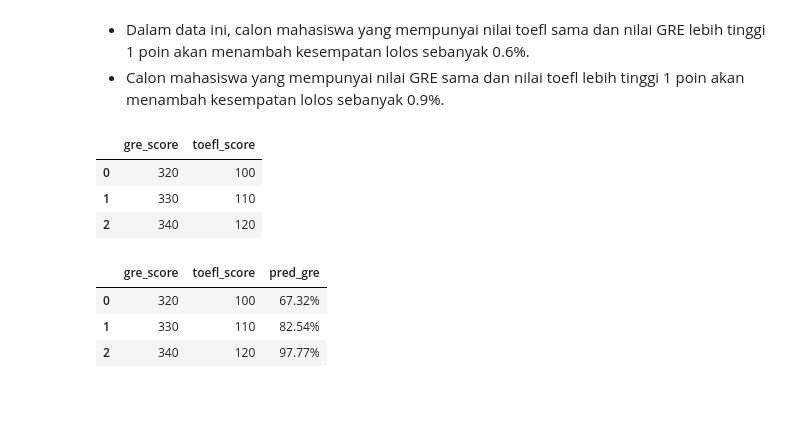
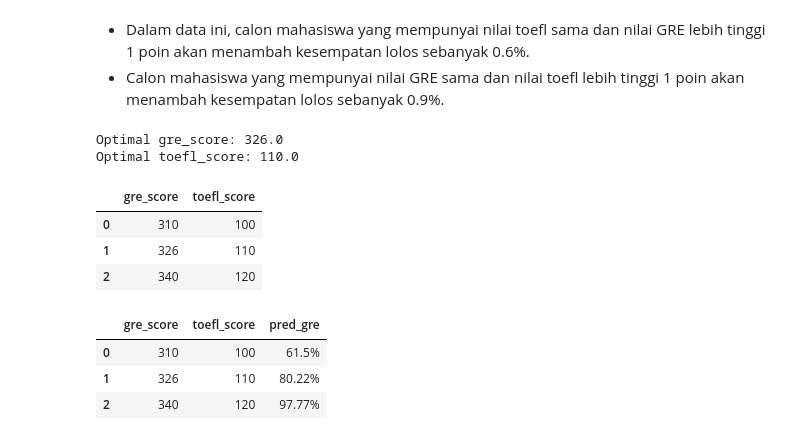
Before and after one commit to mfikrifadl/analyze-data-admission, a Jupyter notebook: data_analyze.ipynb, the cells around one changed output. Cells and saved outputs as stored; diff of their text form; code cells hidden in the pictures; blank space fills up the shorter version.

Commit message:
[ADD] Recommendation Score

```diff
--- a/data_analyze.ipynb
+++ b/data_analyze.ipynb
@@ -205,24 +206,45 @@ $$Chance of Admit=-2.1+0.006gre+0.009toefl$$
 # %% [markdown]
 - Dalam data ini, calon mahasiswa yang mempunyai nilai toefl sama dan nilai GRE lebih tinggi 1 poin akan menambah kesempatan lolos sebanyak 0.6%.
 - Calon mahasiswa yang mempunyai nilai GRE sama dan nilai toefl lebih tinggi 1 poin akan menambah kesempatan lolos sebanyak 0.9%.
-# %%
-gre_score = np.array([320, 330, 340])
-toefl_score = np.array([100, 110, 120])
-
-prediction_results = pd.DataFrame(data = {"gre_score": gre_score, "toefl_score" : toefl_score})
-prediction_results
-# %% [output]
-|  | gre_score | toefl_score |
-| 0 | 320 | 100 |
-| 1 | 330 | 110 |
-| 2 | 340 | 120 |
-# %%
-# Prediction results
-prediction_results["pred_gre"] = (np.round(results_coa.predict(prediction_results) * 100, 2)).astype(str) + '%'
-
-prediction_results
-# %% [output]
-|  | gre_score | toefl_score | pred_gre |
-| 0 | 320 | 100 | 67.32% |
-| 1 | 330 | 110 | 82.54% |
-| 2 | 340 | 120 | 97.77% |
+# %%
+# Define a function to minimize
+def objective(x):
+    gre_score, toefl_score = x
+    predicted_coa = results_coa.predict({'gre_score': gre_score, 'toefl_score': toefl_score})
+    return abs(predicted_coa[0] - 0.8) # Minimize the absolute difference from 0.8
+
+# Initial guess for gre_score and toefl_score
+initial_guess = [320, 100]
+
+# Minimize the objective function
+optimized_scores = minimize(objective, initial_guess, bounds=[(300, 400), (90, 130)])
+
+# Extract the optimal values
+optimal_gre_score, optimal_toefl_score = optimized_scores.x
+
+print(f"Optimal gre_score: {np.round(optimal_gre_score)}")
+print(f"Optimal toefl_score: {np.round(optimal_toefl_score)}")
+# %% [output]
+Optimal gre_score: 326.0
+Optimal toefl_score: 110.0
+# %%
+gre_score = np.array([310, 326, 340])
+toefl_score = np.array([100, 110, 120])
+
+prediction_results = pd.DataFrame(data = {"gre_score": gre_score, "toefl_score" : toefl_score})
+prediction_results
+# %% [output]
+|  | gre_score | toefl_score |
+| 0 | 310 | 100 |
+| 1 | 326 | 110 |
+| 2 | 340 | 120 |
+# %%
+# Prediction results
+prediction_results["pred_gre"] = (np.round(results_coa.predict(prediction_results) * 100, 2)).astype(str) + '%'
+
+prediction_results
+# %% [output]
+|  | gre_score | toefl_score | pred_gre |
+| 0 | 310 | 100 | 61.5% |
+| 1 | 326 | 110 | 80.22% |
+| 2 | 340 | 120 | 97.77% |
```
Also changed, not shown: parts of 5 cells of this notebook.
